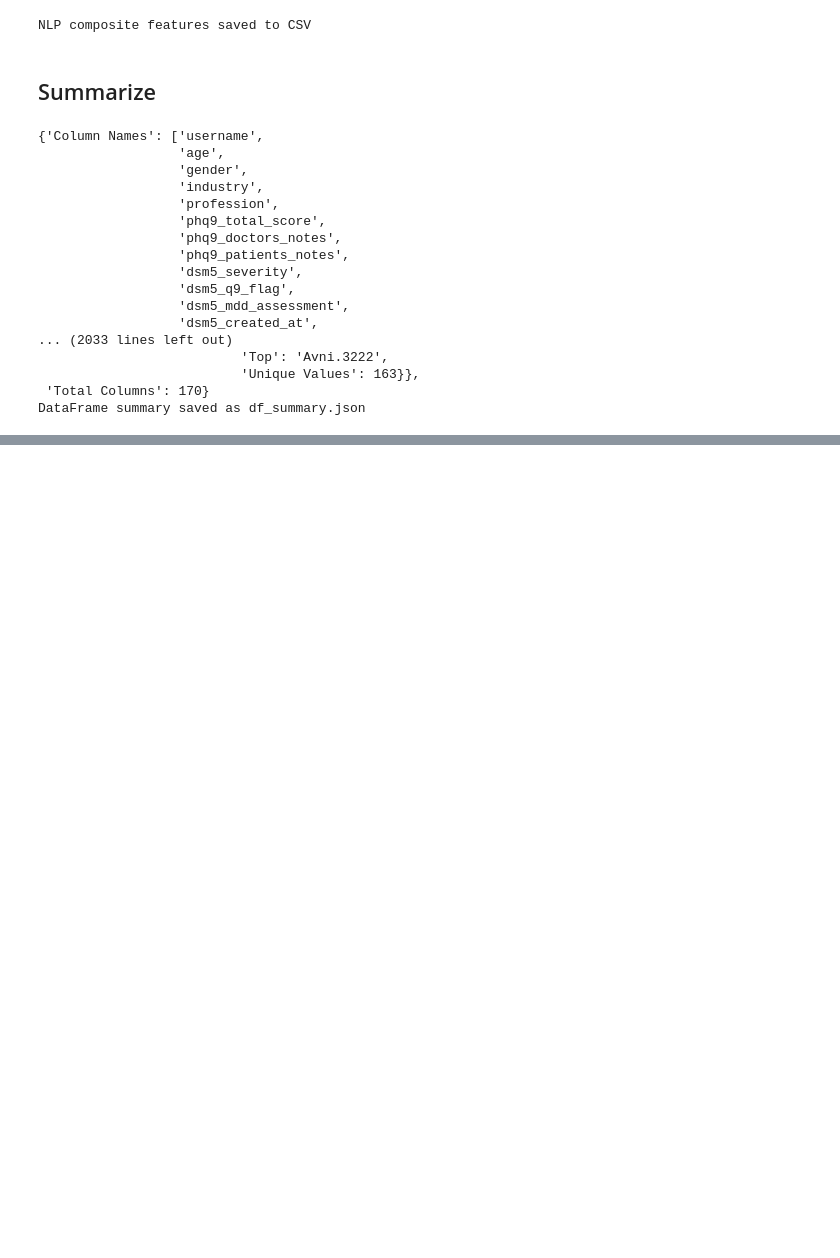
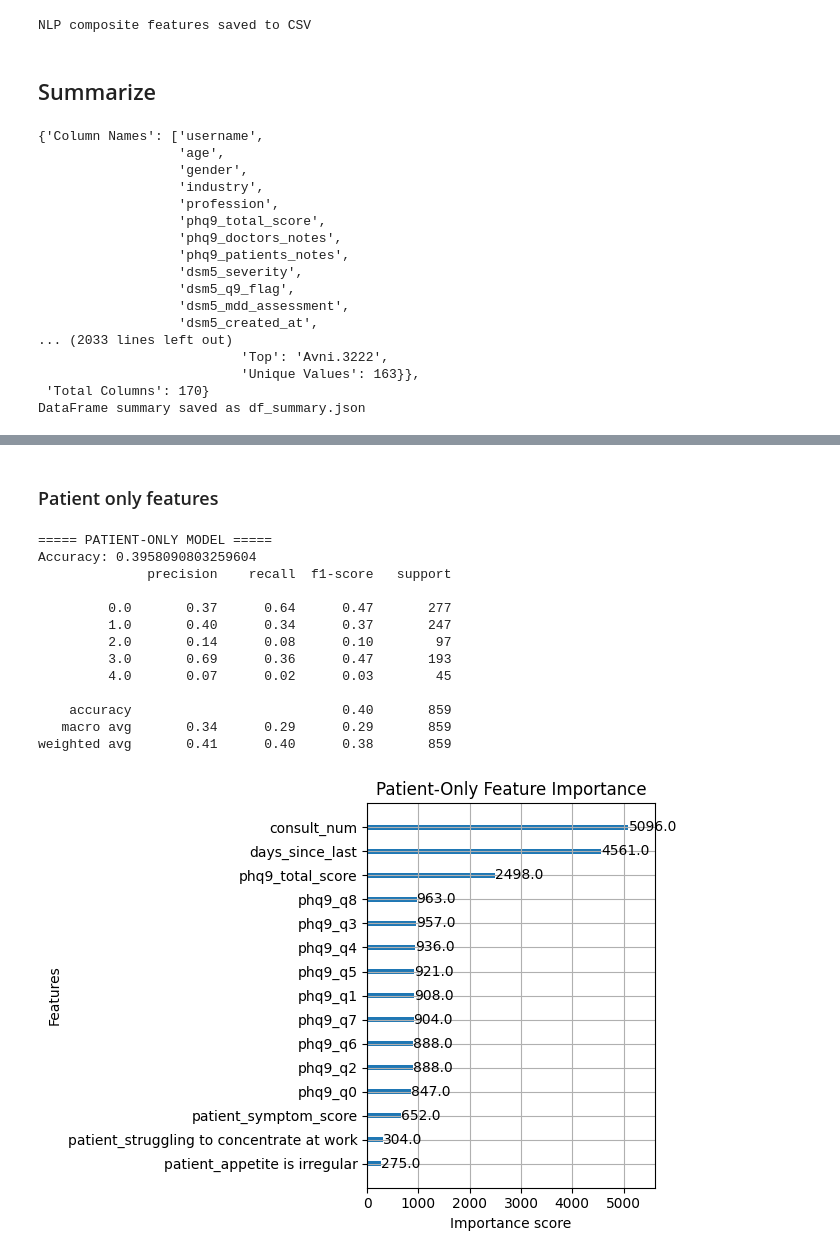
Before and after one commit to manideepsp/PHQ9_DSM5_ML_AI, a Jupyter notebook: backend/exploratory_analysis/explore_df.ipynb, the cells around one changed output, grey strips where cells are left out. Drawn from its saved outputs; the diff is of its cells as text; code cells hidden in the pictures; blank space fills up the shorter version.

```diff
--- a/backend/exploratory_analysis/explore_df.ipynb
+++ b/backend/exploratory_analysis/explore_df.ipynb
@@ -956,0 +1135,65 @@ DataFrame summary saved as df_summary.json
+# %% [markdown]
+### Patient only features
+# %%
+from xgboost import XGBClassifier
+from sklearn.metrics import accuracy_score, classification_report
+import pandas as pd
+
+# ---------- PATIENT-ONLY FEATURE SET ----------
+patient_features = [
+    "phq9_total_score",
+    "consult_num",
+    "days_since_last",
+] + [col for col in df.columns if col.startswith("phq9_q")] \
+  + [col for col in df.columns if col.startswith("patient_")]
+
+X_patient = df[patient_features]
+y_patient = df["target_severity"]
+
+# Train/test split
+from sklearn.model_selection import train_test_split
+X_train_p, X_test_p, y_train_p, y_test_p = train_test_split(
+    X_patient, y_patient, test_size=0.2, shuffle=False
+)
+
+# Train model
+patient_model = XGBClassifier(
+    n_estimators=300,
+    learning_rate=0.05,
+    max_depth=5,
+    subsample=0.8,
+    colsample_bytree=0.8,
+    random_state=42
+)
+patient_model.fit(X_train_p, y_train_p)
+
+# Predict
+y_pred_p = patient_model.predict(X_test_p)
+
+# Results
+print("\n===== PATIENT-ONLY MODEL =====")
+print("Accuracy:", accuracy_score(y_test_p, y_pred_p))
+print(classification_report(y_test_p, y_pred_p))
+
+# Feature importance
+import matplotlib.pyplot as plt
+import xgboost as xgb
+xgb.plot_importance(patient_model, max_num_features=15)
+plt.title("Patient-Only Feature Importance")
+plt.tight_layout()
+plt.show()
+# %% [output]
+===== PATIENT-ONLY MODEL =====
+Accuracy: 0.3958090803259604
+              precision    recall  f1-score   support
+
+         0.0       0.37      0.64      0.47       277
+         1.0       0.40      0.34      0.37       247
+         2.0       0.14      0.08      0.10        97
+         3.0       0.69      0.36      0.47       193
+         4.0       0.07      0.02      0.03        45
+
+    accuracy                           0.40       859
+   macro avg       0.34      0.29      0.29       859
+weighted avg       0.41      0.40      0.38       859
+[figure, added]
```
Also changed, not shown: parts of 19 cells of this notebook, 6 other files.
